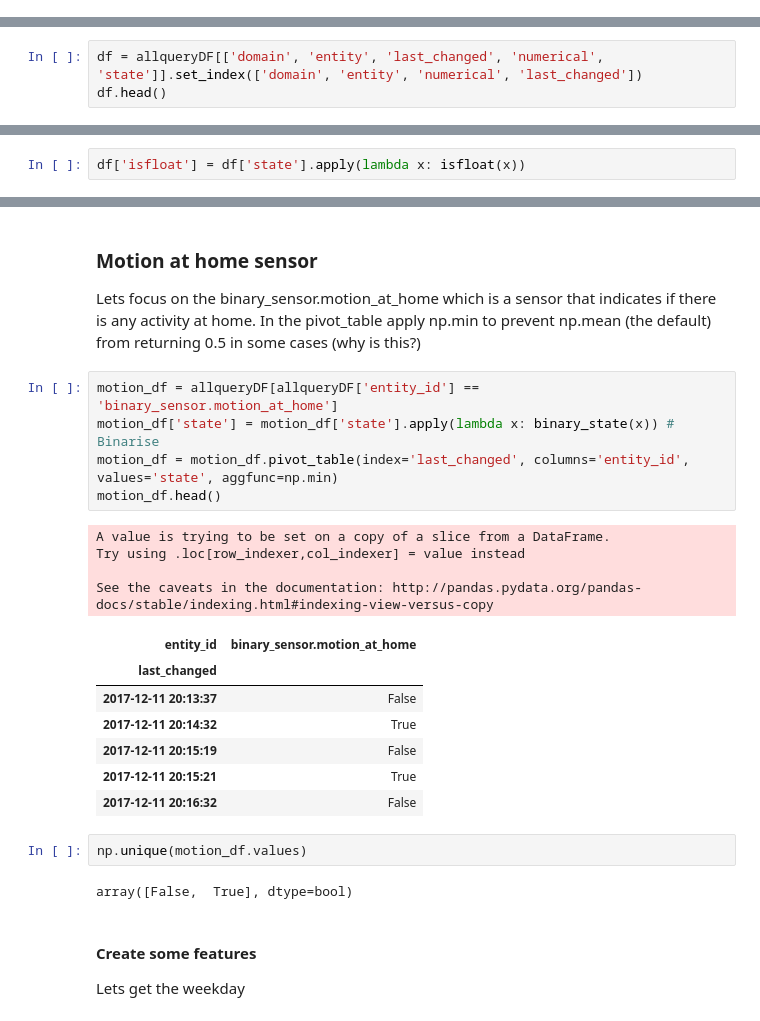
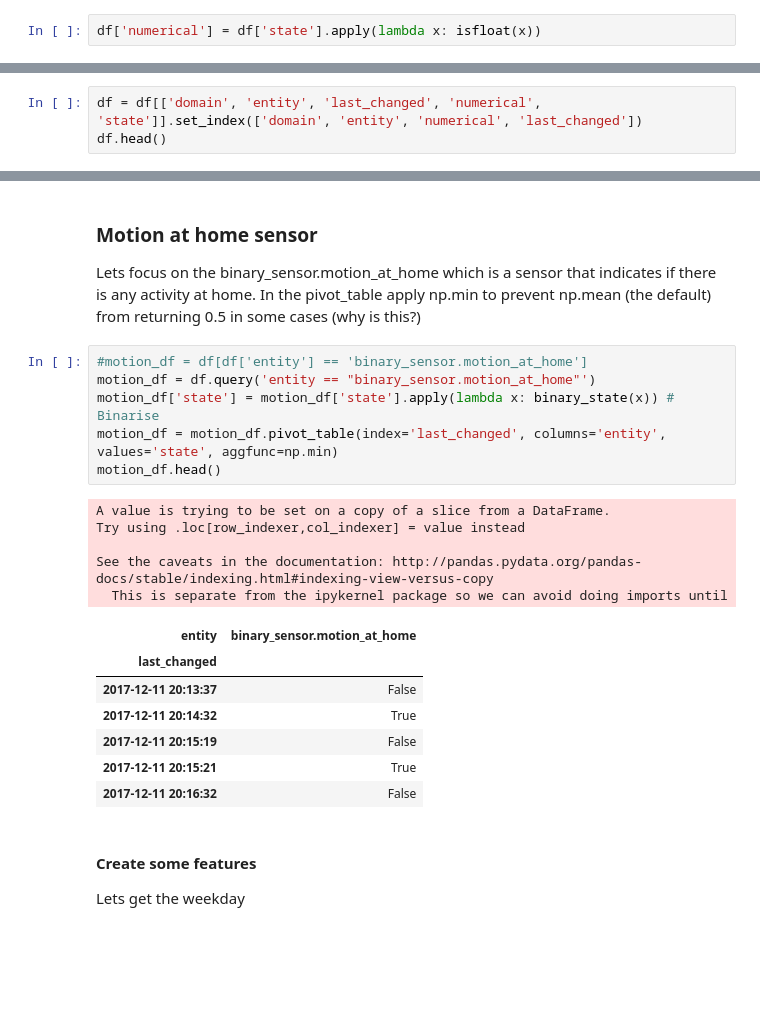
Before and after one commit to robmarkcole/HASS-data-science, a Jupyter notebook: HASS data science 22-12-2017.ipynb, the cells around one changed output, grey strips where cells are left out. Saved outputs shown, nothing was run; the diff lists cells and outputs as text; blank space fills up the shorter version.

```diff
--- a/HASS data science 22-12-2017.ipynb
+++ b/HASS data science 22-12-2017.ipynb
@@ -231,0 +215,2 @@ val = allqueryDF[allqueryDF['numerical']==True].iloc[250]['state']
+# %%
+df['numerical'] = df['state'].apply(lambda x: isfloat(x))
@@ -232,5 +234,2 @@ val = allqueryDF[allqueryDF['numerical']==True].iloc[250]['state']
 # %% [markdown]
 Keep only the columns of interest and convert to multi-index
-# %%
-df = allqueryDF[['domain', 'entity', 'last_changed', 'numerical', 'state']].set_index(['domain', 'entity', 'numerical', 'last_changed'])
-df.head()
@@ -309,2 +235,0 @@ Lets first of all get the numerical data.
-# %%
-df['isfloat'] = df['state'].apply(lambda x: isfloat(x))
@@ -532,0 +236,3 @@ ax.legend(loc='center left', bbox_to_anchor=(1, 0.5));
+# %%
+df = df[['domain', 'entity', 'last_changed', 'numerical', 'state']].set_index(['domain', 'entity', 'numerical', 'last_changed'])
+df.head()
@@ -534,26 +336,24 @@ ax.legend(loc='center left', bbox_to_anchor=(1, 0.5));
 ### Motion at home sensor
 Lets focus on the binary_sensor.motion_at_home which is a sensor that indicates if there is any activity at home. In the pivot_table apply np.min to prevent np.mean (the default) from returning 0.5 in some cases (why is this?)
 # %%
-motion_df = allqueryDF[allqueryDF['entity_id'] == 'binary_sensor.motion_at_home']
+#motion_df = df[df['entity'] == 'binary_sensor.motion_at_home']
+motion_df = df.query('entity == "binary_sensor.motion_at_home"')
 motion_df['state'] = motion_df['state'].apply(lambda x: binary_state(x)) # Binarise
-motion_df = motion_df.pivot_table(index='last_changed', columns='entity_id', values='state', aggfunc=np.min)
+motion_df = motion_df.pivot_table(index='last_changed', columns='entity', values='state', aggfunc=np.min)
 motion_df.head()
 # %% [output]
 A value is trying to be set on a copy of a slice from a DataFrame.
 Try using .loc[row_indexer,col_indexer] = value instead
 
 See the caveats in the documentation: http://pandas.pydata.org/pandas-docs/stable/indexing.html#indexing-view-versus-copy
+  This is separate from the ipykernel package so we can avoid doing imports until
-| entity_id | binary_sensor.motion_at_home |
+| entity | binary_sensor.motion_at_home |
 | last_changed |  |
 | 2017-12-11 20:13:37 | False |
 | 2017-12-11 20:14:32 | True |
 | 2017-12-11 20:15:19 | False |
 | 2017-12-11 20:15:21 | True |
 | 2017-12-11 20:16:32 | False |
-# %%
-np.unique(motion_df.values)
-# %% [output]
-array([False,  True], dtype=bool)
 # %% [markdown]
 #### Create some features
 Lets get the weekday
```
Also changed, not shown: parts of 86 cells of this notebook.
